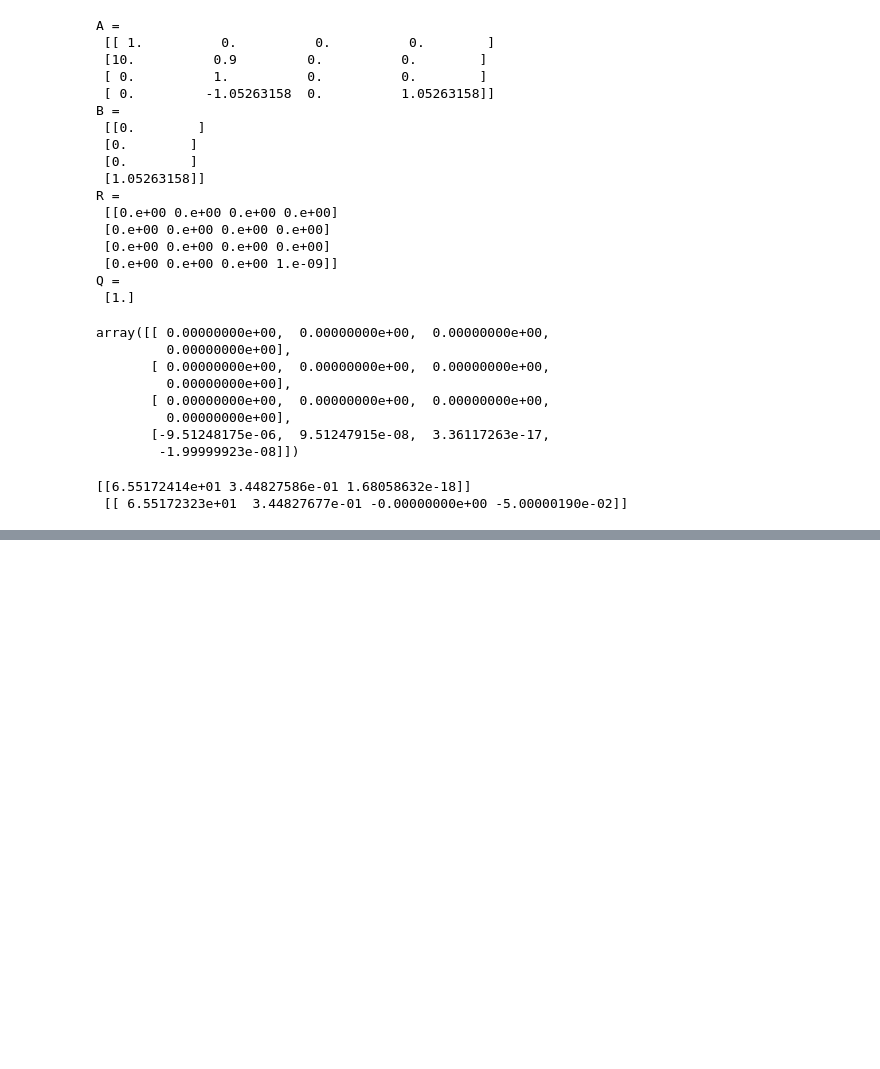
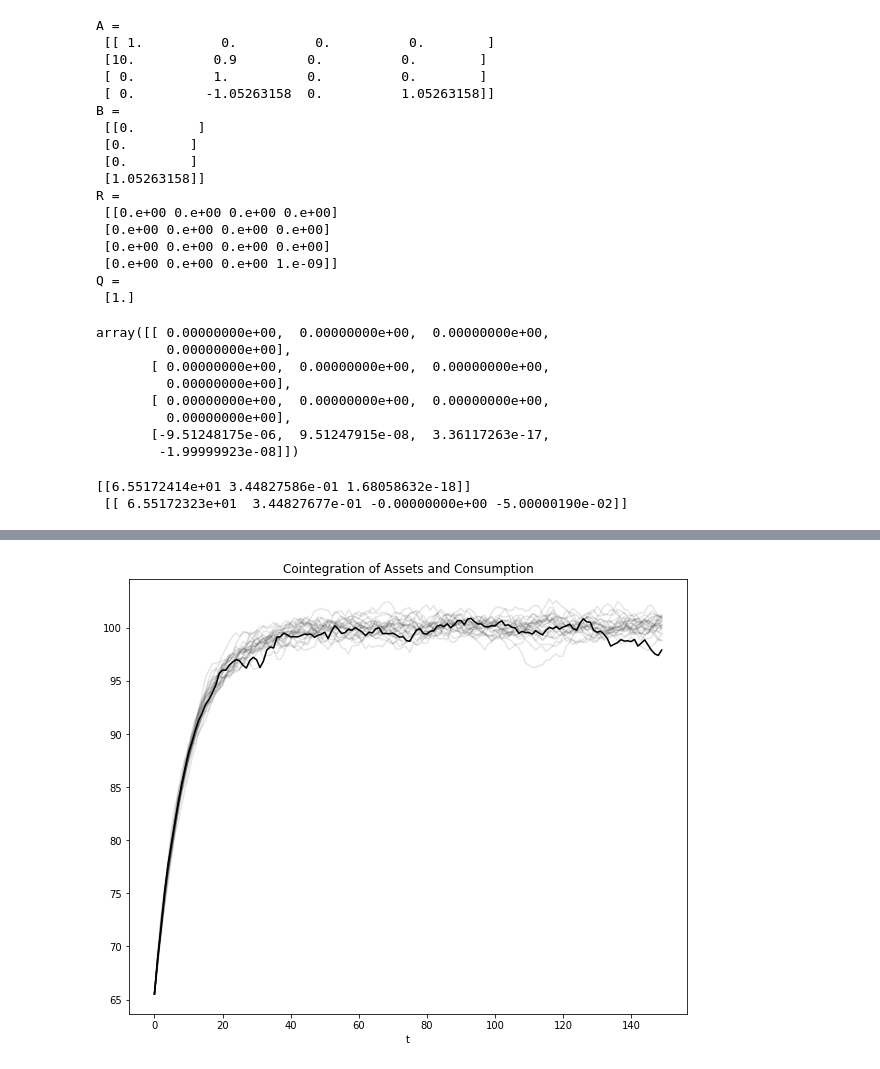
Before and after one commit to PanPip/QuantEcon_Tasks, a Jupyter notebook: LQ_control.ipynb, the cells around one changed output, grey strips where cells are left out. Cells and saved outputs as stored; diff of their text form; code cells hidden in the pictures; blank space fills up the shorter version.

```diff
--- a/LQ_control.ipynb
+++ b/LQ_control.ipynb
@@ -557,0 +681,18 @@ print(c_pol, "\n", -F)
+# %%
+def cointegration_figure(bsim, csim):
+    """
+    Plots the cointegration
+    """
+    # Create figure
+    fig, ax = plt.subplots(figsize=(10, 8))
+    ax.plot((1 - β) * bsim[0, :] + csim[0, :], color="k")
+    ax.plot((1 - β) * bsim.T + csim.T, color="k", alpha=.1)
+
+    ax.set(title="Cointegration of Assets and Consumption", xlabel="t")
+
+    return fig
+# %%
+cointegration_figure(bsim0, csim0)
+plt.show()
+# %% [output]
+[figure, added]
```
Also changed, not shown: parts of 7 cells of this notebook.
